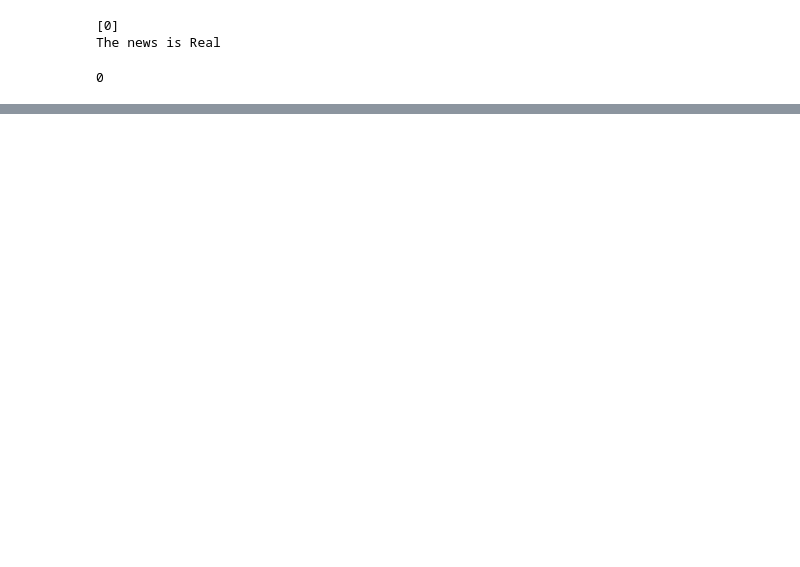
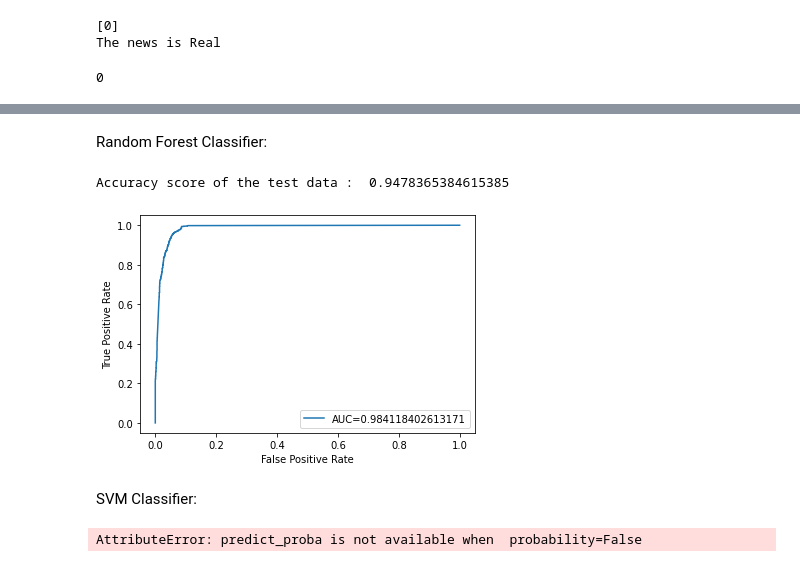
Before and after one commit to AditiAgarwal17/fake_news_detection, a Jupyter notebook: fake_news.ipynb, the cells around one changed output, grey strips where cells are left out. Drawn from its saved outputs; the diff is of its cells as text; code cells hidden in the pictures; blank space fills up the shorter version.

```diff
--- a/fake_news.ipynb
+++ b/fake_news.ipynb
@@ -214,0 +275,25 @@ print(Y_test[3])
+# %% [markdown]
+Random Forest Classifier:
+# %%
+from sklearn.ensemble import RandomForestClassifier
+rfm=RandomForestClassifier(n_estimators=70,oob_score=True, n_jobs=-1,random_state=101,max_features=None,min_samples_leaf=30)
+rfm.fit(X_train,Y_train)
+# accuracy score on the test data
+X_test_prediction = rfm.predict(X_test)
+test_data_accuracy = accuracy_score(X_test_prediction, Y_test)
+print('Accuracy score of the test data : ', test_data_accuracy)
+roc(rfm)
+# %% [output]
+Accuracy score of the test data :  0.9478365384615385
+[figure, added]
+# %% [markdown]
+SVM Classifier:
+# %%
+from sklearn import svm
+svm=SVC(kernel="linear",C=0.025,random_state=101)
+svm.fit(X_train,Y_train)
+y_pred=svm.predict(X_test)
+
+roc(svm)
+# %% [output]
+AttributeError: predict_proba is not available when  probability=False
```
Also changed, not shown: parts of 15 cells of this notebook.
